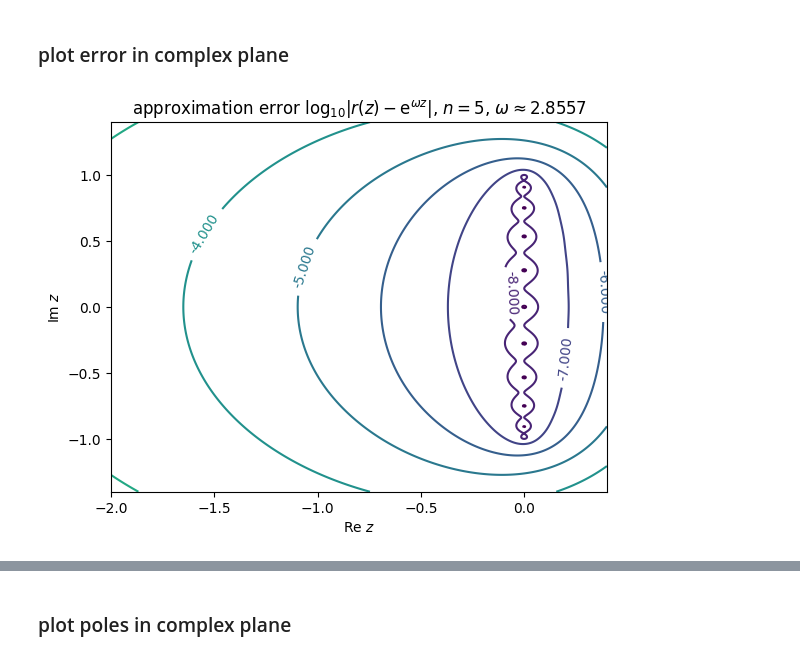
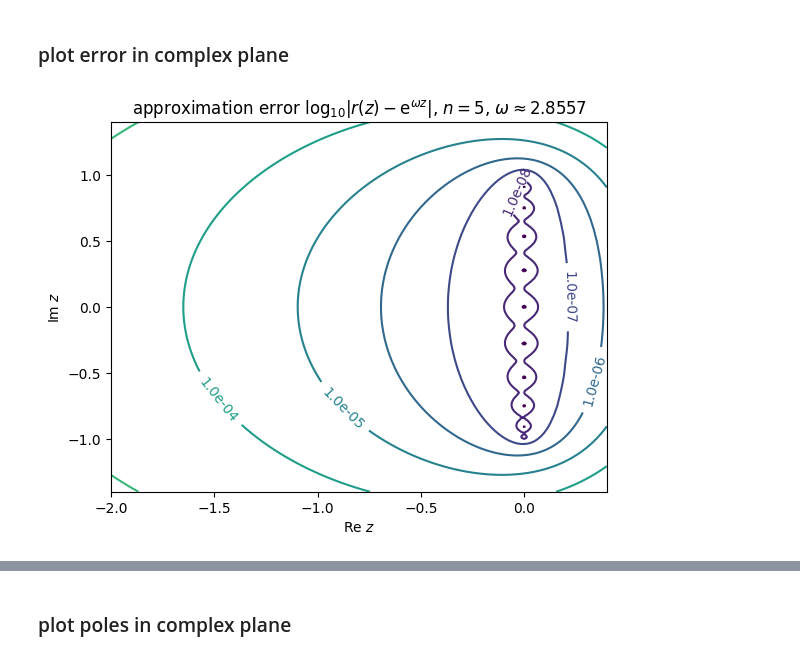
Before and after one commit to newbisi/rexpi, a Jupyter notebook: examples/ex0_basicruns.ipynb, the cells around one changed output, grey strips where cells are left out. Cells and saved outputs as stored; diff of their text form; code cells hidden in the pictures.

```diff
--- a/examples/ex0_basicruns.ipynb
+++ b/examples/ex0_basicruns.ipynb
@@ -69,35 +69,35 @@ plt.xlabel("Re $r(\mathrm{i} x)-\mathrm{e}^{\mathrm{i}\omega x}$");
 # %% [markdown]
 ### plot error in complex plane
 # %%
-nim=5000
-nre=551
+reftol = 10.0**(int(np.log10(tol))-1)
+ntags = abs(int(np.log10(tol))-2)
+tagslist = np.geomspace(reftol,1,ntags)
+fmt = lambda x : "%.1e"%x
+
+nim=400
+nre=151
 ximag = np.linspace(-1.4, 1.4, nim)
 xreal = np.linspace(-2.0, 0.4, nre)
 X, Y = np.meshgrid(xreal, ximag)
 zall = (X+1j*Y).flatten()
 
 # evaluate in barycentric rational form
 rz = r(zall)
-errorvec = np.log10(abs(rz-np.exp(w*zall)))
-
-# evaluate in product form
-#poles = r.getpoles()
-#rz = rexpi.evalr_product_scalar(zall, poles)
-#errorvec = np.log10(abs(rz-np.exp(w*zall)))
-
-# evaluate in partial fraction form
-#a0, aj, sj = r.getpartialfractioncoef(sym=True)
-#rz = rexpi.evalr_partialfraction_scalar(zall, aj, sj)
-#errorvec = np.log10(abs(rz-np.exp(w*zall)))
-
+errorvec = abs(rz-np.exp(w*zall))
 Z = np.reshape(errorvec,(nim,nre))
 
 fig, ax = plt.subplots()
-reftol = int(np.log10(tol))-1
-CS = ax.contour(X, Y, Z, levels=list(range(reftol,2)))
-ax.clabel(CS, inline=1, fontsize=10)
+
+CS = ax.contour(X, Y, Z, levels=tagslist, locator=plt.LogLocator())
+ax.clabel(CS, inline=1, fontsize=10, fmt=fmt)
 plt.ylabel("Im $z$")
 plt.xlabel("Re $z$");
 plt.title("approximation error $\log_{10}|r(z)-\mathrm{e}^{\omega z}|$, $n=%d$, $\omega\\approx %.4f$"%(n,w));
+
+import tikzplotlib
+figname = "errinC"
+figscaling = 1.3
+tikzheight, tikzwidth = figscaling*6, figscaling*8
+tikzplotlib.save(figname+".tex", axis_height='{:.2f}cm'.format(tikzheight), axis_width = '{:.2f}cm'.format(tikzwidth))
 # %% [output]
-[figure, old version]
+[figure, new version]
```
Also changed, not shown: parts of 2 cells of this notebook, 3 other files.
